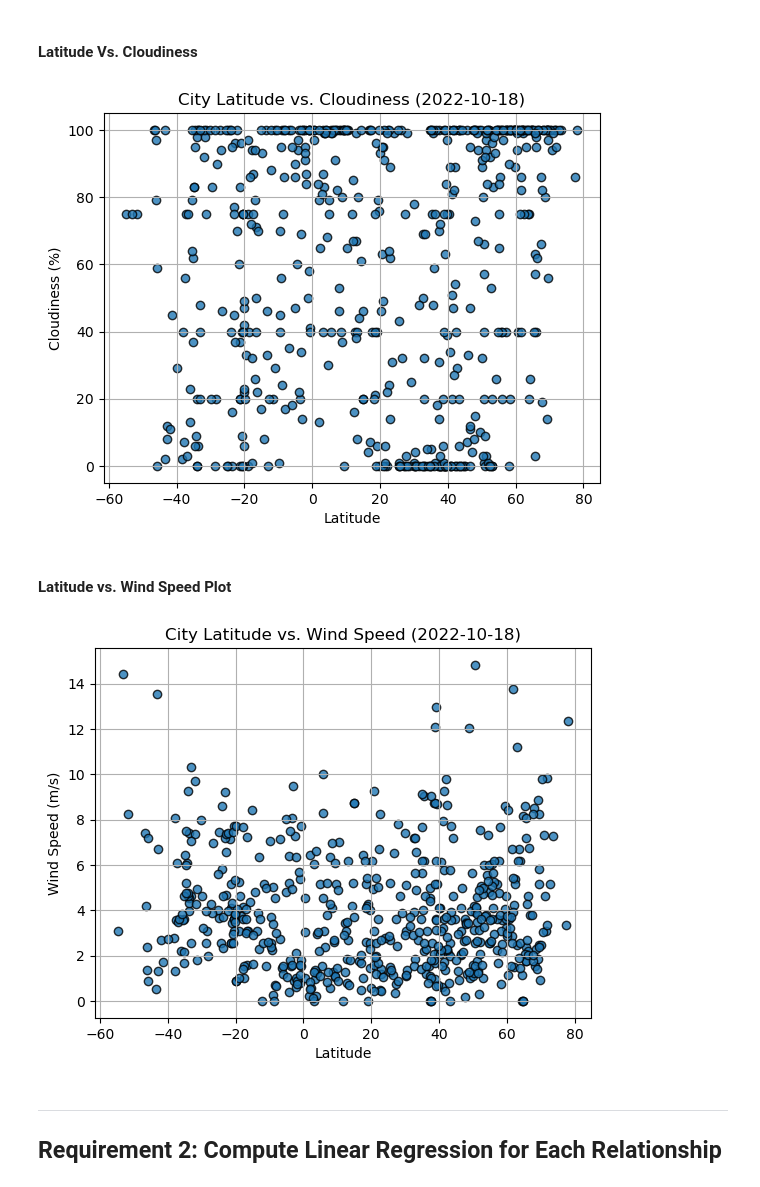
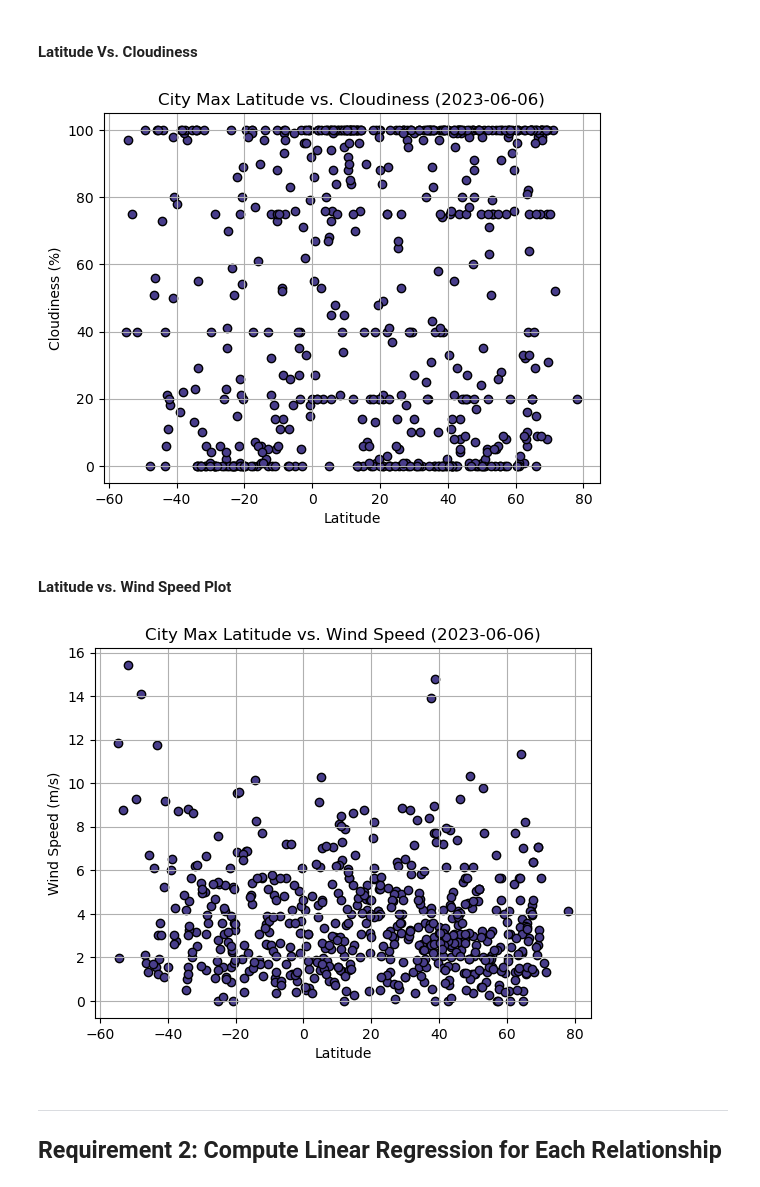
Before and after one commit to AleidvdZ/python-api-challenge, a Jupyter notebook: WeatherPy.ipynb, the cells around one changed output. Drawn from its saved outputs; the diff is of its cells as text; code cells hidden in the pictures.

```diff
--- a/WeatherPy.ipynb
+++ b/WeatherPy.ipynb
@@ -174,6 +187,10 @@ city_data_df.to_csv("output_data/cities.csv", index_label="City_ID")
 # Read saved data
 city_data_df = pd.read_csv("output_data/cities.csv", index_col="City_ID")
 
+# Change temperature fom Kelvin to Celcius
+city_data_df["Max Temp (C)"] = city_data_df["Max Temp"]-273
+
+
 # Display sample data
 city_data_df.head()
 # %% [output]
@@ -222,10 +247,14 @@ plt.show()
 #### Latitude Vs. Cloudiness
 # %%
 # Build the scatter plots for latitude vs. cloudiness
-# YOUR CODE HERE
+plt.scatter(city_data_df["Lat"],city_data_df["Cloudiness"],
+            marker="o", color="darkslateblue",edgecolors= "black")
 
 # Incorporate the other graph properties
-# YOUR CODE HERE
+plt.grid()
+plt.title("City Max Latitude vs. Cloudiness (2023-06-06)")
+plt.ylabel("Cloudiness (%)")
+plt.xlabel("Latitude")
 
 # Save the figure
 plt.savefig("output_data/Fig3.png")
@@ -233,23 +262,27 @@ plt.savefig("output_data/Fig3.png")
 # Show plot
 plt.show()
 # %% [output]
-[figure, old version]
+[figure, new version]
 # %% [markdown]
 #### Latitude vs. Wind Speed Plot
 # %%
 # Build the scatter plots for latitude vs. wind speed
-# YOUR CODE HERE
+plt.scatter(city_data_df["Lat"],city_data_df["Wind Speed"],
+            marker="o", color="darkslateblue",edgecolors= "black")
 
 # Incorporate the other graph properties
-# YOUR CODE HERE
+plt.grid()
+plt.title("City Max Latitude vs. Wind Speed (2023-06-06)")
+plt.ylabel("Wind Speed (m/s)")
+plt.xlabel("Latitude")
 
 # Save the figure
 plt.savefig("output_data/Fig4.png")
 
 # Show plot
 plt.show()
 # %% [output]
-[figure, old version]
+[figure, new version]
 # %% [markdown]
 ---
 
```
Also changed, not shown: parts of 4 cells of this notebook, 5 other files.
